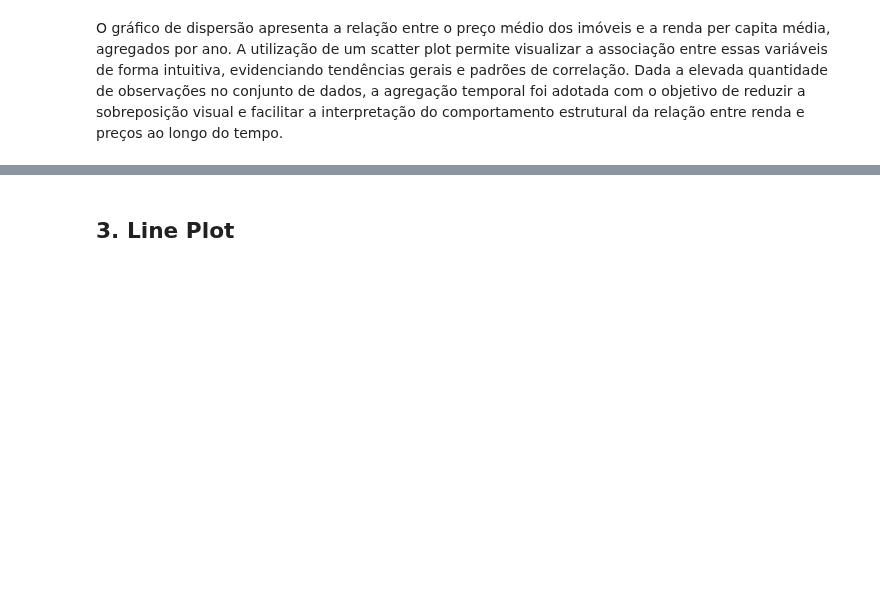
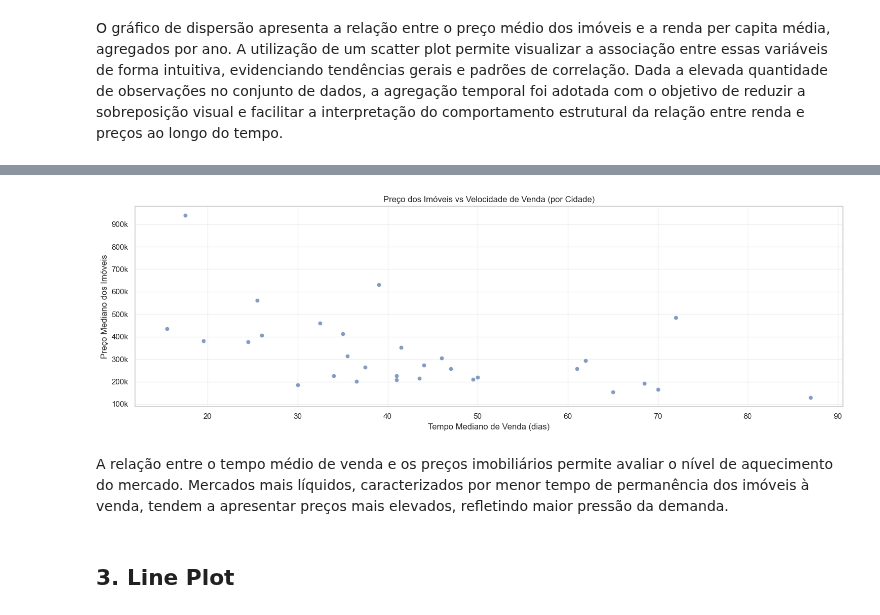
Before and after one commit to nicolascoqueiro/housets-analysis, a Jupyter notebook: Data Layer/raw/analytcs.ipynb, the cells around one changed output, grey strips where cells are left out. Saved outputs shown, nothing was run; the diff lists cells and outputs as text; code cells hidden in the pictures; blank space fills up the shorter version.

```diff
--- a/Data Layer/raw/analytcs.ipynb
+++ b/Data Layer/raw/analytcs.ipynb
@@ -111,3 +221,43 @@ O gráfico de dispersão apresenta a relação entre o preço médio dos imóvei
+# %%
+dados_cidade_liquidez = (
+    dados
+    .groupby('city_full')
+    .agg(
+        preco_medio_cidade=('price', 'median'),
+        tempo_medio_venda=('median_dom', 'median')
+    )
+    .reset_index()
+)
+
+dados_cidade_liquidez = dados_cidade_liquidez[
+    dados_cidade_liquidez['tempo_medio_venda'] > 0
+]
+# %%
+plt.figure(figsize=(15,5))
+
+sns.scatterplot(
+    data=dados_cidade_liquidez,
+    x='tempo_medio_venda',
+    y='preco_medio_cidade',
+    alpha=0.7
+)
+
+plt.xlabel('Tempo Mediano de Venda (dias)')
+plt.ylabel('Preço Mediano dos Imóveis')
+plt.title('Preço dos Imóveis vs Velocidade de Venda (por Cidade)')
+
+y_formatter = mtick.FuncFormatter(
+    lambda y, pos: f'{y/1_000_000:.1f}M' if y >= 1_000_000 else f'{int(y/1_000)}k'
+)
+plt.gca().yaxis.set_major_formatter(y_formatter)
+
+plt.grid(alpha=0.3)
+plt.tight_layout()
+plt.show()
+# %% [output]
+[figure, added]
+# %% [markdown]
+A relação entre o tempo médio de venda e os preços imobiliários permite avaliar o nível de aquecimento do mercado. Mercados mais líquidos, caracterizados por menor tempo de permanência dos imóveis à venda, tendem a apresentar preços mais elevados, refletindo maior pressão da demanda.
 # %% [markdown]
 ## 3. Line Plot
 # %%
```
Also changed, not shown: parts of 16 cells of this notebook.
